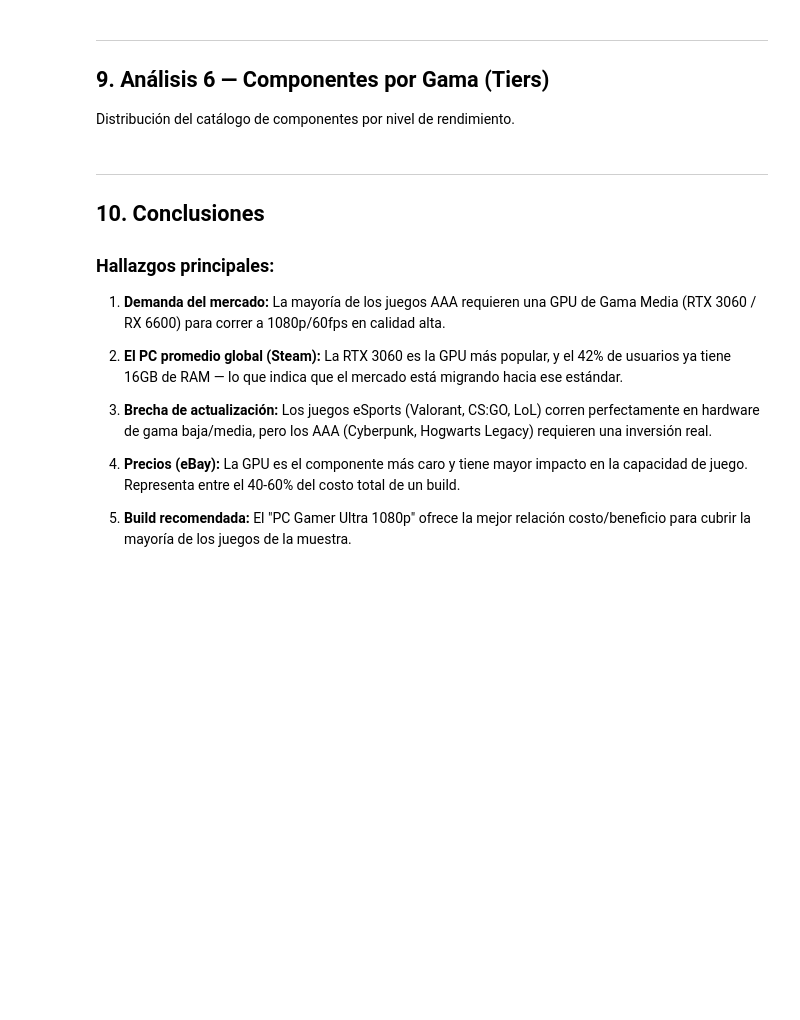
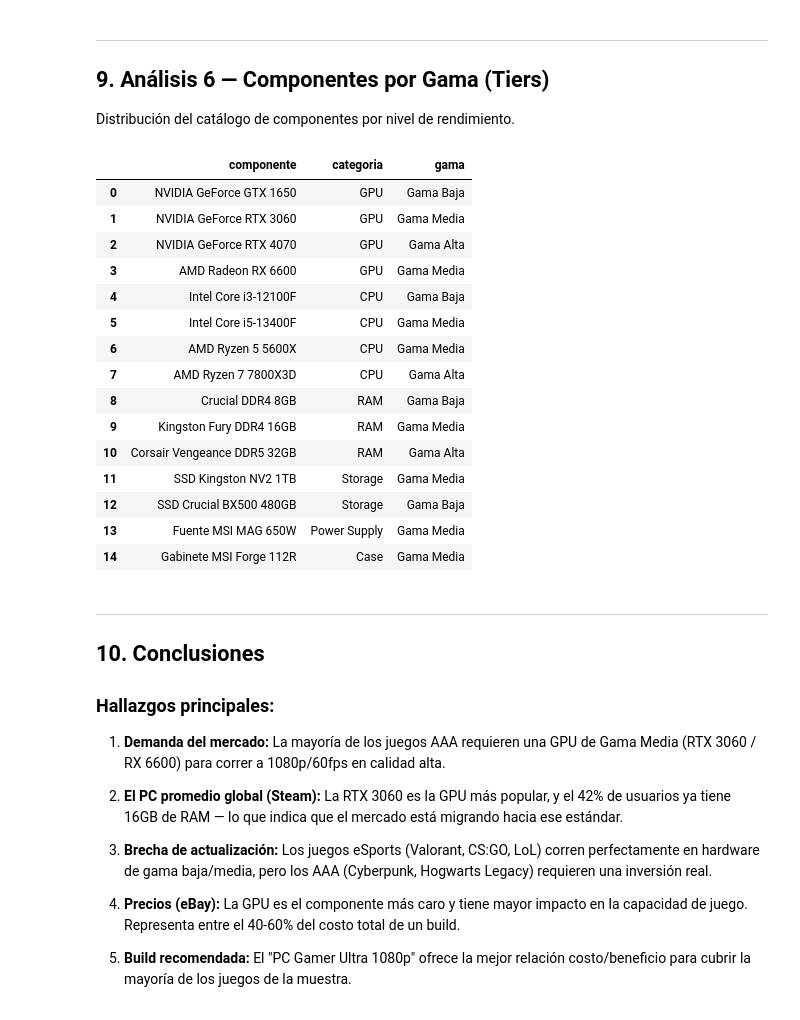
Before and after one commit to carlos31255/EV3_requerimientos_hw, a Jupyter notebook: eda/analisis.ipynb, the cells around one changed output. Drawn from its saved outputs; the diff is of its cells as text; code cells hidden in the pictures; blank space fills up the shorter version.

```diff
--- a/eda/analisis.ipynb
+++ b/eda/analisis.ipynb
@@ -281,3 +373,68 @@ if conn and 'df_components' in dir():
+# %%
+# Fallback con datos del seed (datos_BD.sql)
+df_comp_manual = pd.DataFrame({
+    'componente': [
+        'NVIDIA GeForce GTX 1650', 'NVIDIA GeForce RTX 3060', 'NVIDIA GeForce RTX 4070',
+        'AMD Radeon RX 6600', 'Intel Core i3-12100F', 'Intel Core i5-13400F',
+        'AMD Ryzen 5 5600X', 'AMD Ryzen 7 7800X3D',
+        'Crucial DDR4 8GB', 'Kingston Fury DDR4 16GB', 'Corsair Vengeance DDR5 32GB',
+        'SSD Kingston NV2 1TB', 'SSD Crucial BX500 480GB',
+        'Fuente MSI MAG 650W', 'Gabinete MSI Forge 112R'
+    ],
+    'categoria': [
+        'GPU','GPU','GPU','GPU',
+        'CPU','CPU','CPU','CPU',
+        'RAM','RAM','RAM',
+        'Storage','Storage',
+        'Power Supply','Case'
+    ],
+    'gama': [
+        'Gama Baja','Gama Media','Gama Alta','Gama Media',
+        'Gama Baja','Gama Media','Gama Media','Gama Alta',
+        'Gama Baja','Gama Media','Gama Alta',
+        'Gama Media','Gama Baja',
+        'Gama Media','Gama Media'
+    ]
+})
+
+tier_dist = df_comp_manual.groupby(['categoria','gama']).size().reset_index(name='cantidad')
+
+fig8 = px.bar(
+    tier_dist,
+    x='categoria', y='cantidad',
+    color='gama',
+    barmode='group',
+    title='Catálogo de Componentes por Categoría y Gama',
+    template='plotly_white',
+    labels={'categoria':'Tipo de Componente','cantidad':'Cantidad','gama':'Gama'},
+    color_discrete_map={
+        'Gama Baja':  '#3498db',
+        'Gama Media': '#2ecc71',
+        'Gama Alta':  '#e74c3c'
+    },
+    text_auto=True
+)
+fig8.update_layout(height=450, legend_title='Gama')
+fig8.show()
+
+display(df_comp_manual)
+# %% [output]
+|  | componente | categoria | gama |
+| 0 | NVIDIA GeForce GTX 1650 | GPU | Gama Baja |
+| 1 | NVIDIA GeForce RTX 3060 | GPU | Gama Media |
+| 2 | NVIDIA GeForce RTX 4070 | GPU | Gama Alta |
+| 3 | AMD Radeon RX 6600 | GPU | Gama Media |
+| 4 | Intel Core i3-12100F | CPU | Gama Baja |
+| 5 | Intel Core i5-13400F | CPU | Gama Media |
+| 6 | AMD Ryzen 5 5600X | CPU | Gama Media |
+| 7 | AMD Ryzen 7 7800X3D | CPU | Gama Alta |
+| 8 | Crucial DDR4 8GB | RAM | Gama Baja |
+| 9 | Kingston Fury DDR4 16GB | RAM | Gama Media |
+| 10 | Corsair Vengeance DDR5 32GB | RAM | Gama Alta |
+| 11 | SSD Kingston NV2 1TB | Storage | Gama Media |
+| 12 | SSD Crucial BX500 480GB | Storage | Gama Baja |
+| 13 | Fuente MSI MAG 650W | Power Supply | Gama Media |
+| 14 | Gabinete MSI Forge 112R | Case | Gama Media |
 # %% [markdown]
 ---
 ## 10. Conclusiones
```
Also changed, not shown: parts of 15 cells of this notebook, 2 other files.
